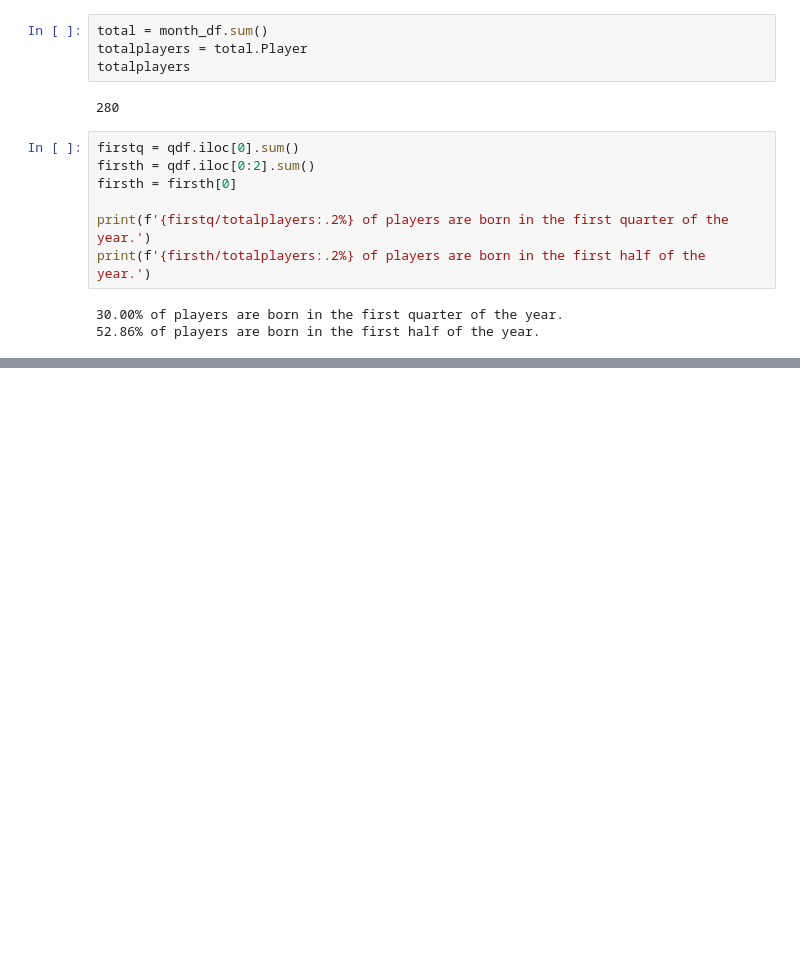
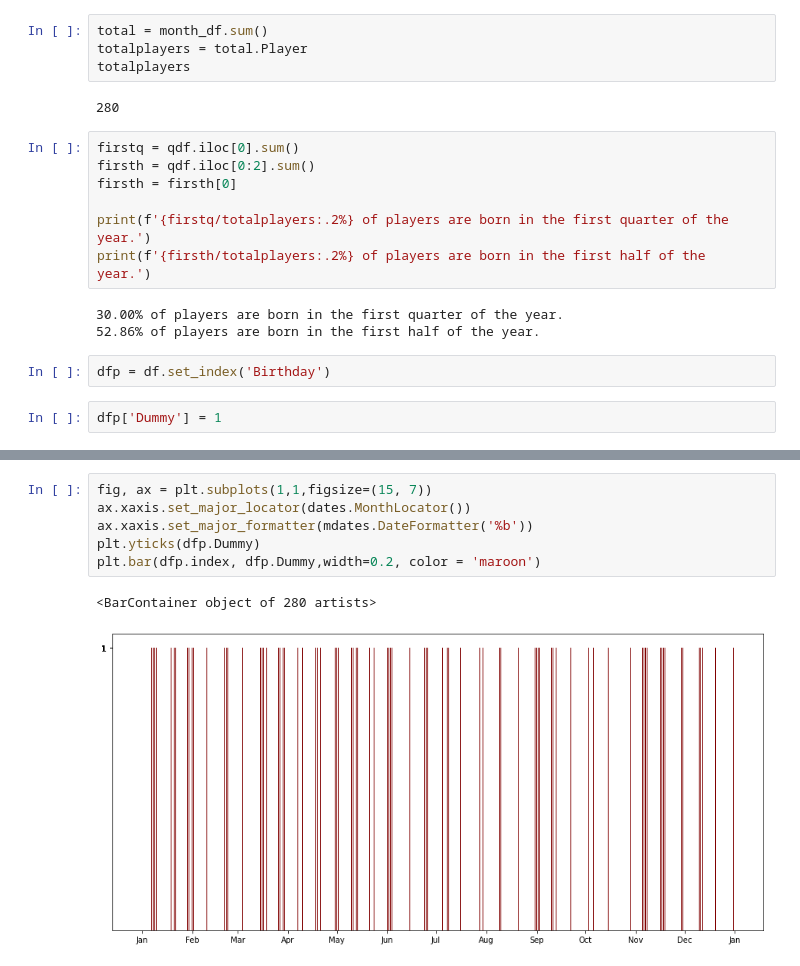
Before and after one commit to Bonkkeli/footballers-birthmonth, a Jupyter notebook: footballers-birthmonth.ipynb, the cells around one changed output, grey strips where cells are left out. Drawn from its saved outputs; the diff is of its cells as text; blank space fills up the shorter version.

Commit message:
plot all

```diff
--- a/footballers-birthmonth.ipynb
+++ b/footballers-birthmonth.ipynb
@@ -115,3 +116,7 @@ print(f'{firsth/totalplayers:.2%} of players are born in the first half of the y
 # %% [output]
 30.00% of players are born in the first quarter of the year.
 52.86% of players are born in the first half of the year.
+# %%
+dfp = df.set_index('Birthday')
+# %%
+dfp['Dummy'] = 1
@@ -117,0 +140,9 @@ print(f'{firsth/totalplayers:.2%} of players are born in the first half of the y
+# %%
+fig, ax = plt.subplots(1,1,figsize=(15, 7))
+ax.xaxis.set_major_locator(dates.MonthLocator())
+ax.xaxis.set_major_formatter(mdates.DateFormatter('%b'))
+plt.yticks(dfp.Dummy)
+plt.bar(dfp.index, dfp.Dummy,width=0.2, color = 'maroon')
+# %% [output]
+<BarContainer object of 280 artists>
+[figure, added]
```
Also changed, not shown: parts of 2 cells of this notebook.
